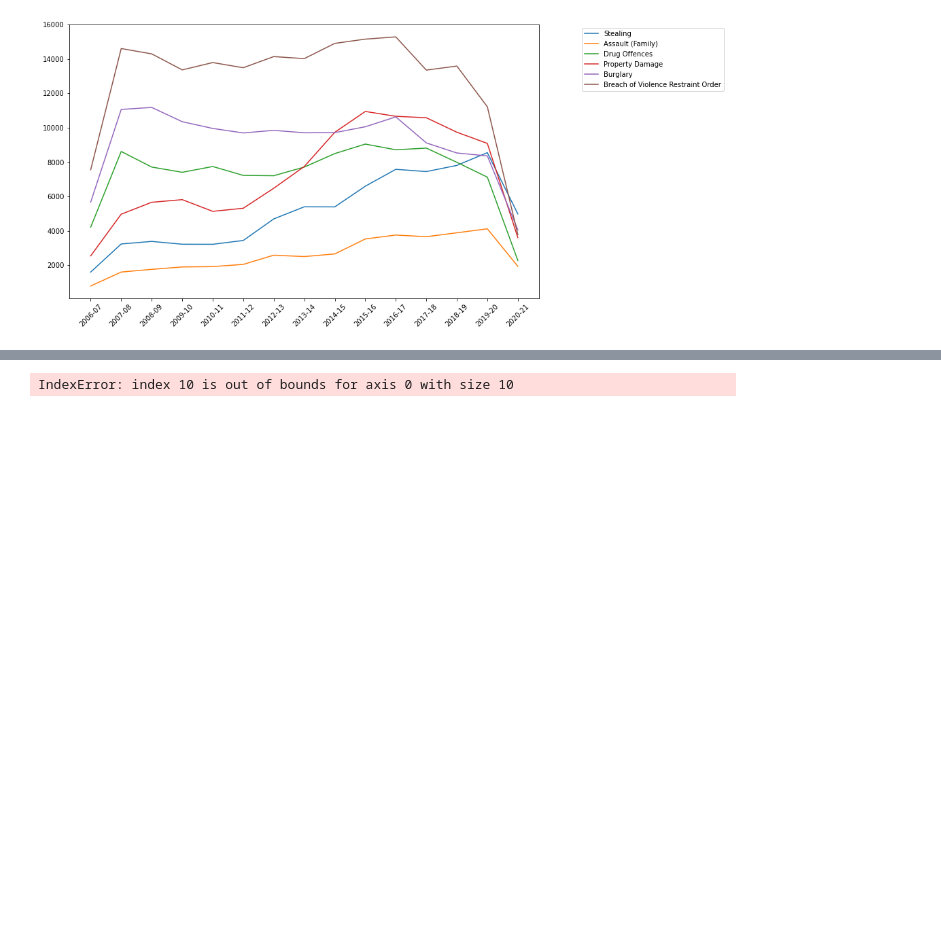
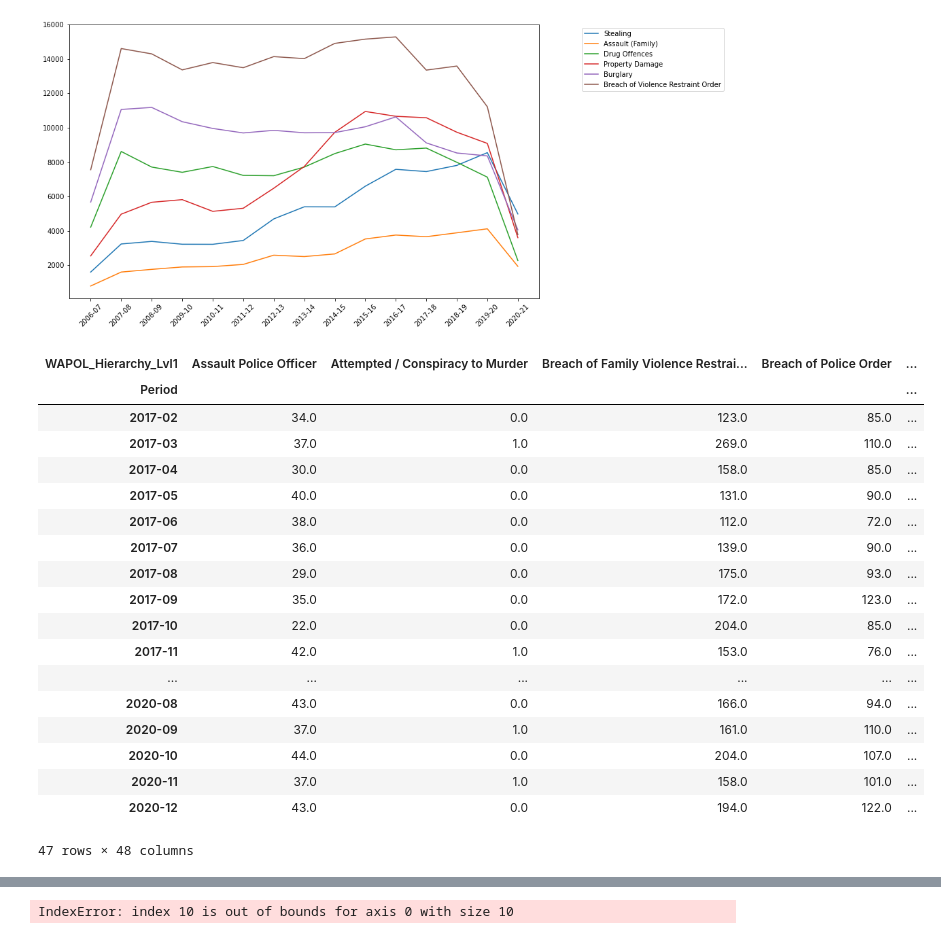
Before and after one commit to FernB/WACrimeRatesCovid19, a Jupyter notebook: WACrimeStatistics.ipynb, the cells around one changed output, grey strips where cells are left out. Saved outputs shown, nothing was run; the diff lists cells and outputs as text; code cells hidden in the pictures; blank space fills up the shorter version.

```diff
--- a/WACrimeStatistics.ipynb
+++ b/WACrimeStatistics.ipynb
@@ -204,0 +209,24 @@ plt.show()
+# %%
+
+pivotlvl1 = lvl1group_df.pivot(index='Period', columns='WAPOL_Hierarchy_Lvl1', values='COUNT_of_Offnc_ID')
+pivotlvl1
+# %% [output]
+| WAPOL_Hierarchy_Lvl1 | Assault Police Officer | Attempted / Conspiracy to Murder | Breach of Family Violence Restrai... | Breach of Police Order | ... |
+| Period |  |  |  |  | ... |
+| 2017-02 | 34.0 | 0.0 | 123.0 | 85.0 | ... |
+| 2017-03 | 37.0 | 1.0 | 269.0 | 110.0 | ... |
+| 2017-04 | 30.0 | 0.0 | 158.0 | 85.0 | ... |
+| 2017-05 | 40.0 | 0.0 | 131.0 | 90.0 | ... |
+| 2017-06 | 38.0 | 0.0 | 112.0 | 72.0 | ... |
+| 2017-07 | 36.0 | 0.0 | 139.0 | 90.0 | ... |
+| 2017-08 | 29.0 | 0.0 | 175.0 | 93.0 | ... |
+| 2017-09 | 35.0 | 0.0 | 172.0 | 123.0 | ... |
+| 2017-10 | 22.0 | 0.0 | 204.0 | 85.0 | ... |
+| 2017-11 | 42.0 | 1.0 | 153.0 | 76.0 | ... |
+| ... | ... | ... | ... | ... | ... |
+| 2020-08 | 43.0 | 0.0 | 166.0 | 94.0 | ... |
+| 2020-09 | 37.0 | 1.0 | 161.0 | 110.0 | ... |
+| 2020-10 | 44.0 | 0.0 | 204.0 | 107.0 | ... |
+| 2020-11 | 37.0 | 1.0 | 158.0 | 101.0 | ... |
+| 2020-12 | 43.0 | 0.0 | 194.0 | 122.0 | ... |
+47 rows × 48 columns
```
Also changed, not shown: parts of 4 cells of this notebook.
